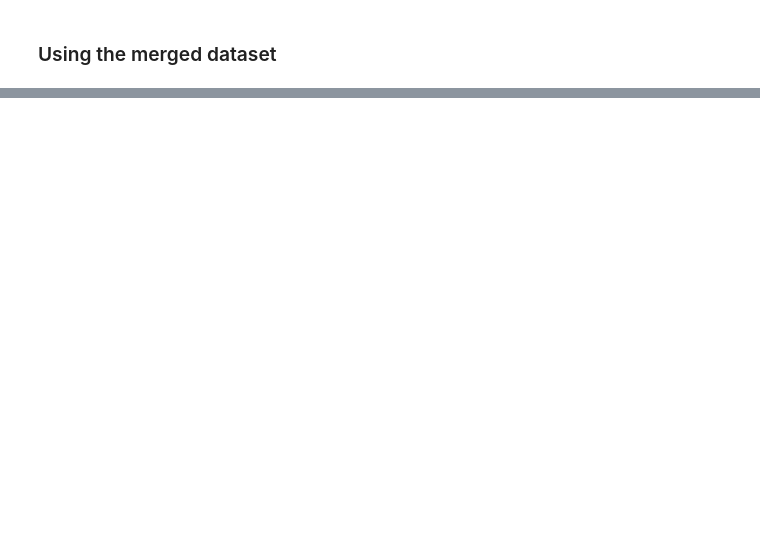
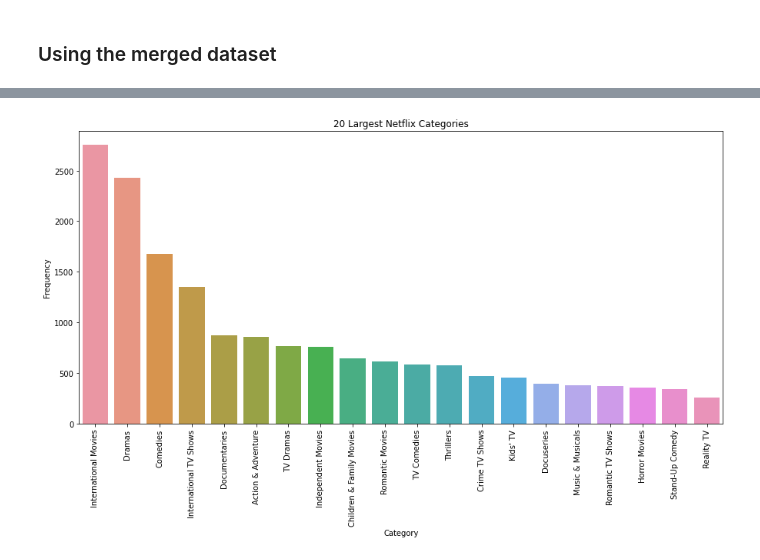
Before and after one commit to LobsterChampagne/datavis-project-2022-data-wizards, a Jupyter notebook: Explore.ipynb, the cells around one changed output, grey strips where cells are left out. Saved outputs shown, nothing was run; the diff lists cells and outputs as text; code cells hidden in the pictures; blank space fills up the shorter version.

```diff
--- a/Explore.ipynb
+++ b/Explore.ipynb
@@ -86,7 +181,0 @@ netflix_categories
-# %%
-#netflix categories grouped
-a = netflix['listed_in'].str.split(',').explode('listed_in')
-b = pd.DataFrame(a.groupby(a).count())
-b.columns = ['count']
-b['category'] = b.index
-c = b.sort_values('count', ascending=False)[:20]
@@ -150,0 +307,18 @@ plt.show()
+# %%
+# categories grouped
+def get_cat(df, number=20):
+    a = df['listed_in'].str.split(', ').explode('listed_in')
+    b = pd.DataFrame(a.groupby(a).count())
+    b.columns = ['count']
+    b['category'] = b.index
+    return b.sort_values('count', ascending=False)[:number]
+# %%
+plt.figure(figsize=(15, 7))
+sns.barplot(x='category', y='count', data=get_cat(netflix))
+plt.title('20 Largest Netflix Categories')
+plt.xlabel('Category')
+plt.ylabel('Frequency')
+plt.xticks(rotation=90)
+plt.show()
+# %% [output]
+[figure, added]
```
Also changed, not shown: parts of 29 cells of this notebook, 5 other files.
